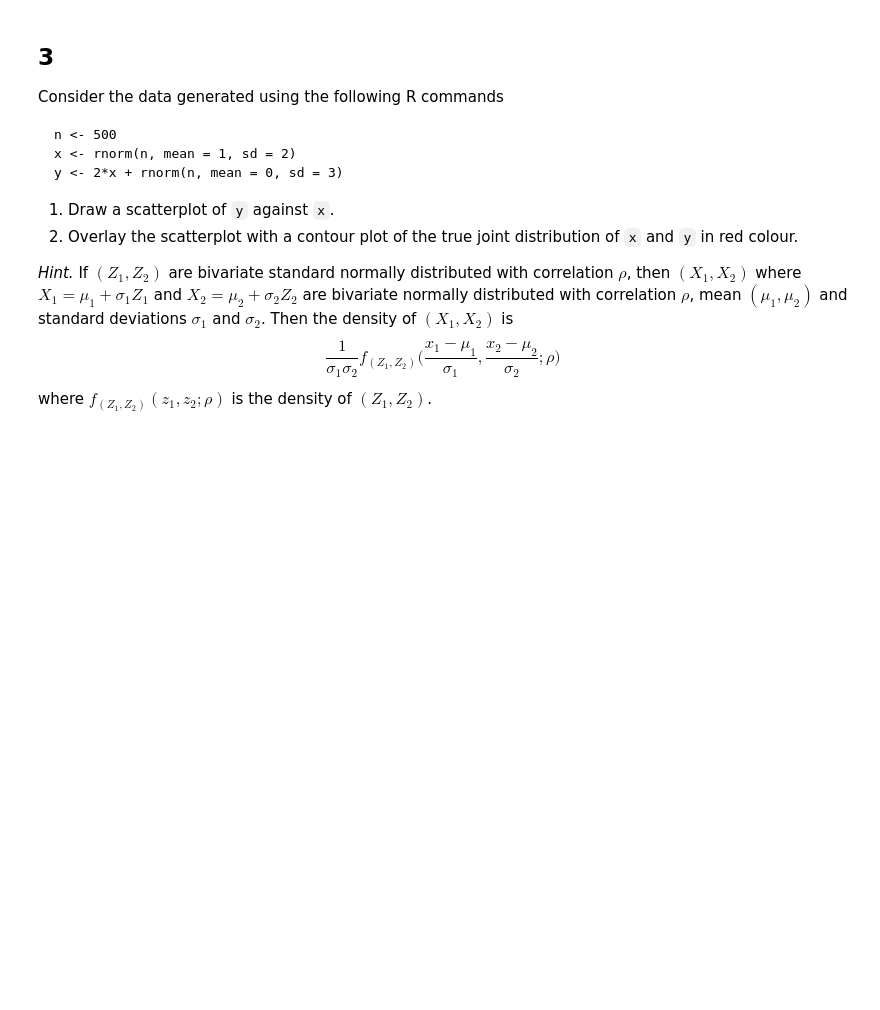
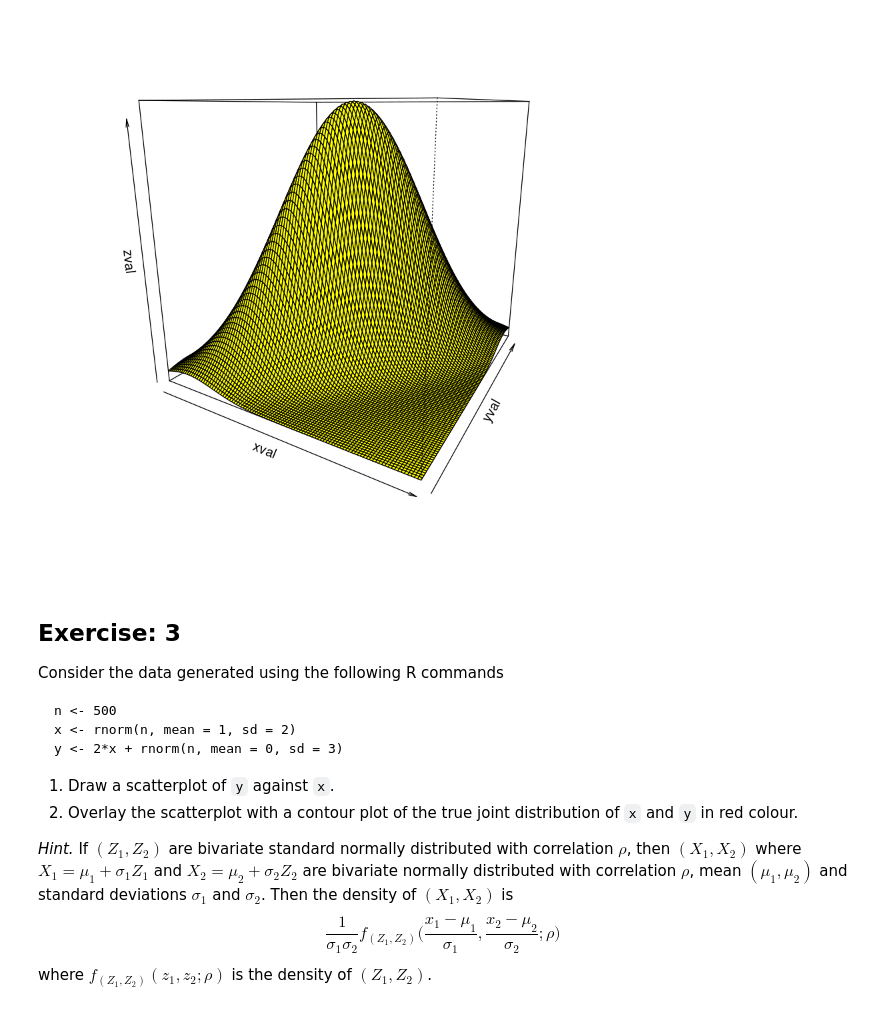
Before and after one commit to JDBetteridge/samba_induction_r, a Jupyter notebook: nbplain/03_graphics.ipynb, the cells around one changed output. Drawn from its saved outputs; the diff is of its cells as text; code cells hidden in the pictures; blank space fills up the shorter version.

````diff
--- a/nbplain/03_graphics.ipynb
+++ b/nbplain/03_graphics.ipynb
@@ -30,5 +139,21 @@ legend("bottomright", legend = c("OJ", "VC", "LS fit"), pch = c(0, 5, NA),
+# %%
+## Plot of the bivariate standard normal distribution density
+dbsnorm <- function(x, y, rho) {
+  nx <- length(x)
+  ny <- length(y)
+  xmat <- matrix(x, nx, ny)
+  ymat <- t(matrix(y, ny, nx)) # t() gives the transpose of a matrix
+  (1/(2*pi*sqrt(1-rho^2))) * exp(- .5 * (xmat^2 + ymat^2 - 2*rho*xmat*ymat))
+}
+sval <- seq(-4, 4, length.out = 101) # Range of standard normal values
+xval <- sval
+yval <- sval
+zval <- dbsnorm(sval, sval, rho = 0.8)
+persp(xval, yval, zval, theta = 30, col = "yellow")
+# %% [output]
+[figure, added]
 # %% [markdown]
-## 3
+## Exercise: 3
 Consider the data generated using the following R commands
 ```{r, eval = FALSE}
 n <- 500
````
Also changed, not shown: parts of 19 cells of this notebook, 2 other files.
